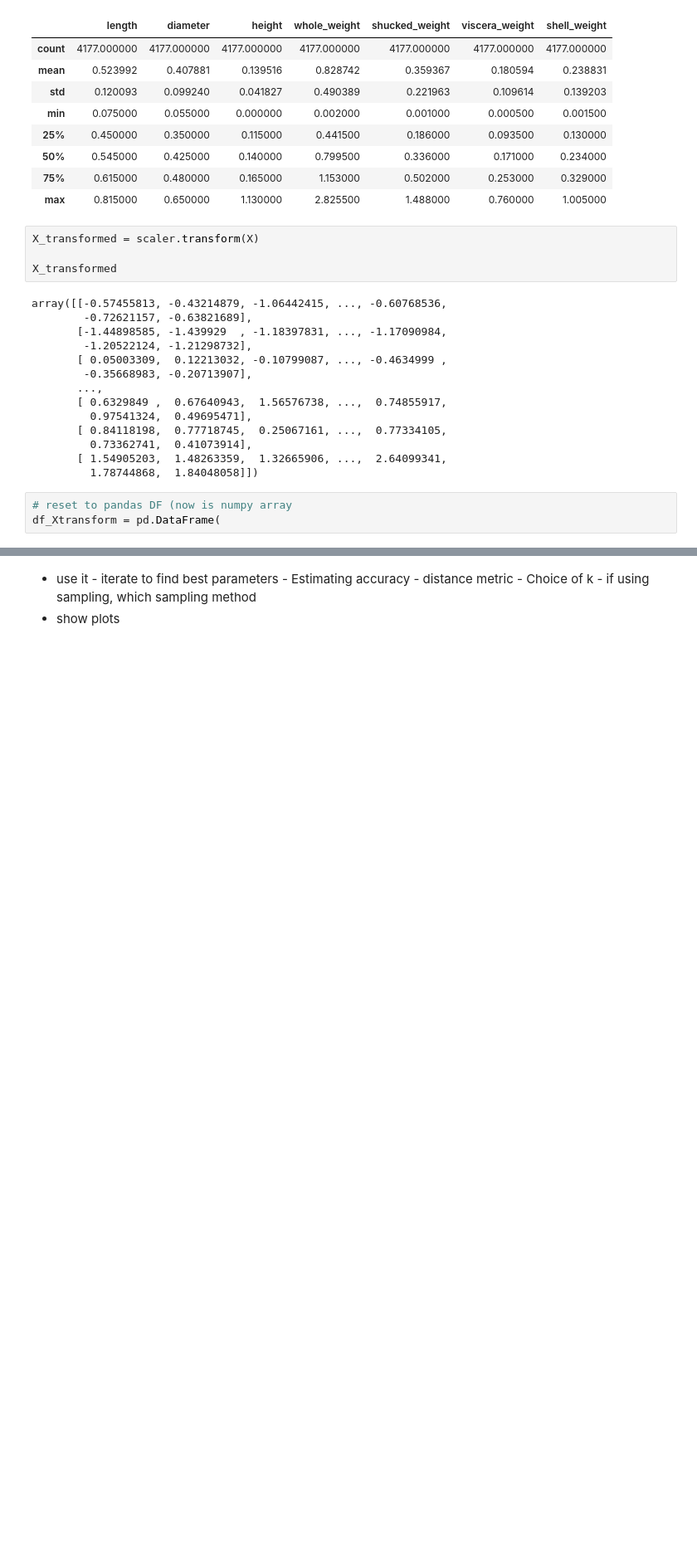
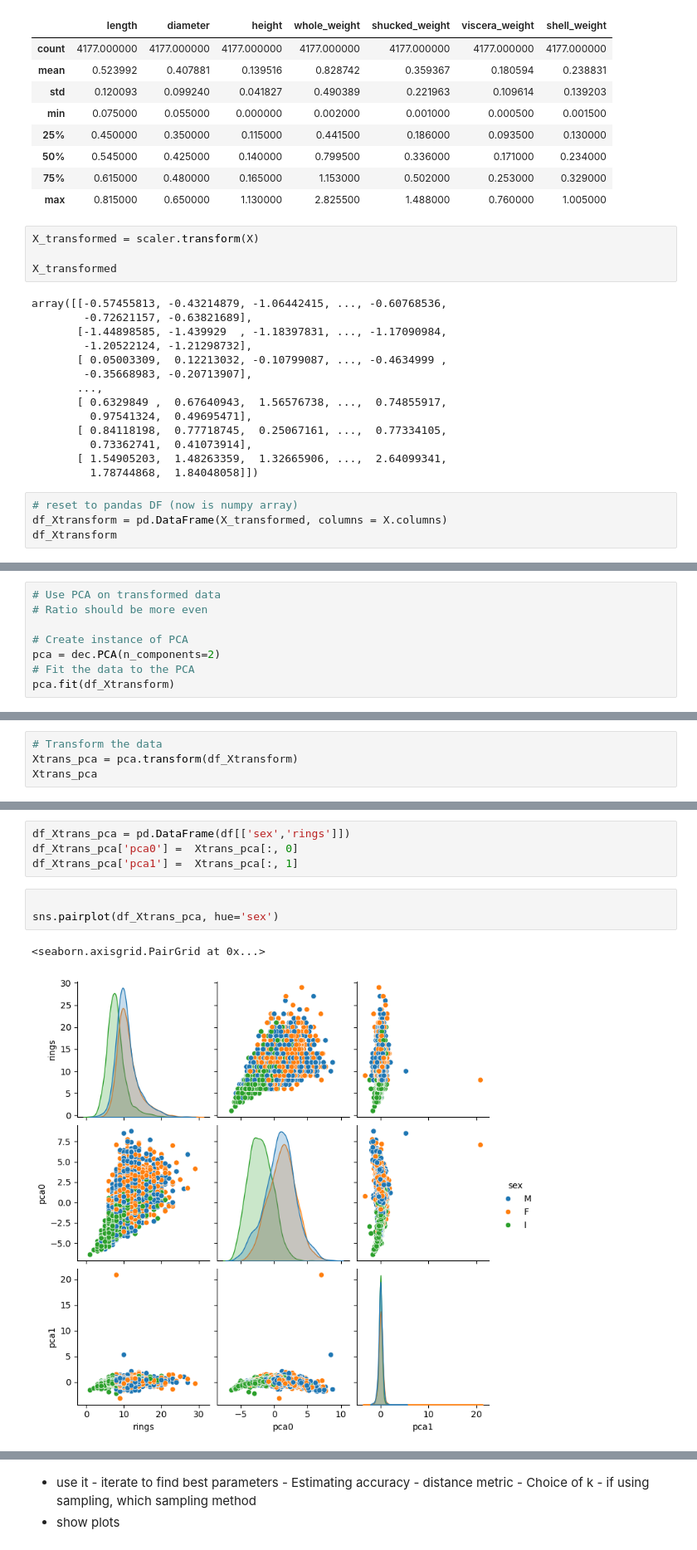
Before and after one commit to ByketPoe/efarrellMLAug2024, a Jupyter notebook: abalone.ipynb, the cells around one changed output, grey strips where cells are left out. Shown at 83% size. Drawn from its saved outputs; the diff is of its cells as text; blank space fills up the shorter version.

```diff
--- a/abalone.ipynb
+++ b/abalone.ipynb
@@ -366,5 +375,6 @@ array([[-0.57455813, -0.43214879, -1.06442415, ..., -0.60768536,
        [ 1.54905203,  1.48263359,  1.32665906, ...,  2.64099341,
          1.78744868,  1.84048058]])
 # %%
-# reset to pandas DF (now is numpy array
-df_Xtransform = pd.DataFrame(
+# reset to pandas DF (now is numpy array)
+df_Xtransform = pd.DataFrame(X_transformed, columns = X.columns)
+df_Xtransform
@@ -370,0 +399,8 @@ df_Xtransform = pd.DataFrame(
+# %%
+# Use PCA on transformed data
+# Ratio should be more even
+
+# Create instance of PCA
+pca = dec.PCA(n_components=2)
+# Fit the data to the PCA
+pca.fit(df_Xtransform)
@@ -370,0 +409,4 @@ df_Xtransform = pd.DataFrame(
+# %%
+# Transform the data
+Xtrans_pca = pca.transform(df_Xtransform)
+Xtrans_pca
@@ -370,0 +425,10 @@ df_Xtransform = pd.DataFrame(
+# %%
+df_Xtrans_pca = pd.DataFrame(df[['sex','rings']])
+df_Xtrans_pca['pca0'] =  Xtrans_pca[:, 0]
+df_Xtrans_pca['pca1'] =  Xtrans_pca[:, 1]
+# %%
+
+sns.pairplot(df_Xtrans_pca, hue='sex')
+# %% [output]
+<seaborn.axisgrid.PairGrid at 0x...>
+[figure, added]
```
Also changed, not shown: parts of 49 cells of this notebook.
